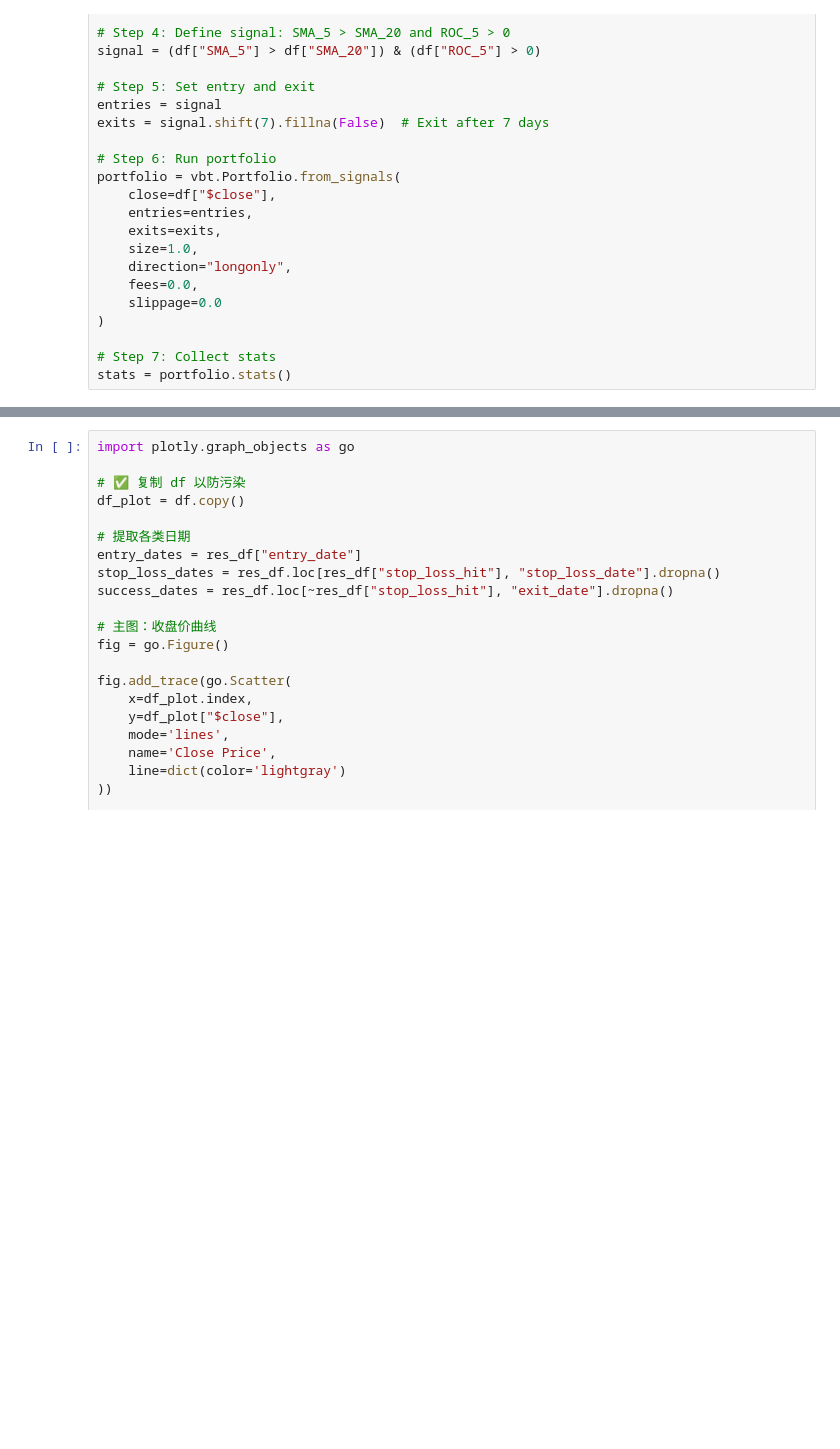
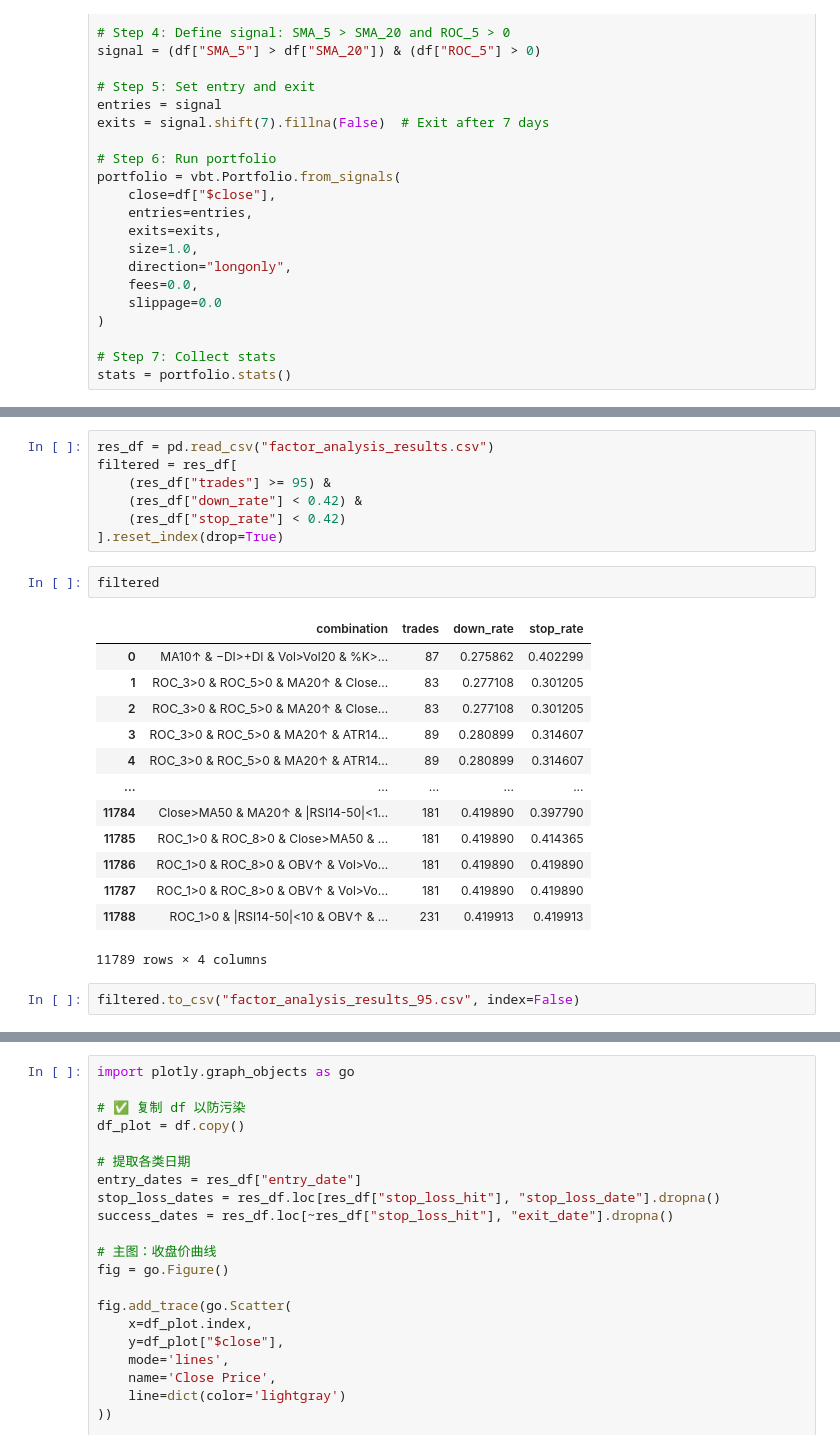
Before and after one commit to tenofovir/stock_analysis_tool, a Jupyter notebook: Quant_qlib.ipynb, the cells around one changed output, grey strips where cells are left out. Drawn from its saved outputs; the diff is of its cells as text; blank space fills up the shorter version.

```diff
--- a/Quant_qlib.ipynb
+++ b/Quant_qlib.ipynb
@@ -169 +500,26 @@ stats = portfolio.stats()
+# %%
+res_df = pd.read_csv("factor_analysis_results.csv")
+filtered = res_df[
+    (res_df["trades"] >= 95) &
+    (res_df["down_rate"] < 0.42) &
+    (res_df["stop_rate"] < 0.42)
+].reset_index(drop=True)
+# %%
+filtered
+# %% [output]
+|  | combination | trades | down_rate | stop_rate |
+| 0 | MA10↑ & −DI>+DI & Vol>Vol20 & %K>... | 87 | 0.275862 | 0.402299 |
+| 1 | ROC_3>0 & ROC_5>0 & MA20↑ & Close... | 83 | 0.277108 | 0.301205 |
+| 2 | ROC_3>0 & ROC_5>0 & MA20↑ & Close... | 83 | 0.277108 | 0.301205 |
+| 3 | ROC_3>0 & ROC_5>0 & MA20↑ & ATR14... | 89 | 0.280899 | 0.314607 |
+| 4 | ROC_3>0 & ROC_5>0 & MA20↑ & ATR14... | 89 | 0.280899 | 0.314607 |
+| ... | ... | ... | ... | ... |
+| 11784 | Close>MA50 & MA20↑ & |RSI14-50|<1... | 181 | 0.419890 | 0.397790 |
+| 11785 | ROC_1>0 & ROC_8>0 & Close>MA50 & ... | 181 | 0.419890 | 0.414365 |
+| 11786 | ROC_1>0 & ROC_8>0 & OBV↑ & Vol>Vo... | 181 | 0.419890 | 0.419890 |
+| 11787 | ROC_1>0 & ROC_8>0 & OBV↑ & Vol>Vo... | 181 | 0.419890 | 0.419890 |
+| 11788 | ROC_1>0 & |RSI14-50|<10 & OBV↑ & ... | 231 | 0.419913 | 0.419913 |
+11789 rows × 4 columns
+# %%
+filtered.to_csv("factor_analysis_results_95.csv", index=False)
 # %%
```
Also changed, not shown: parts of 6 cells of this notebook, 2 other files.
